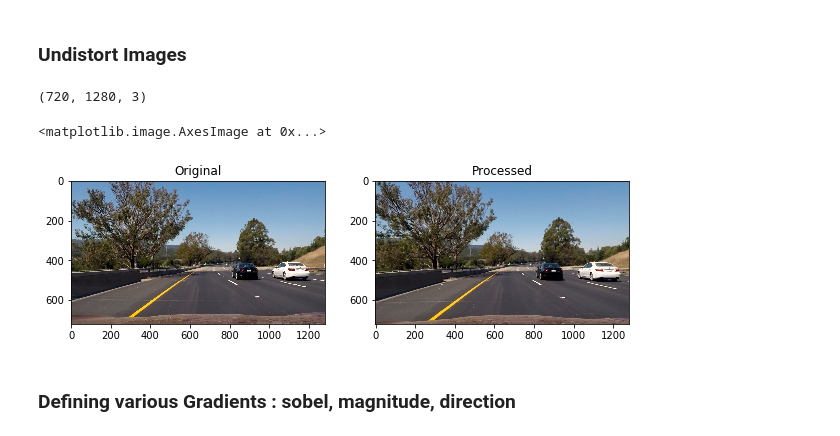
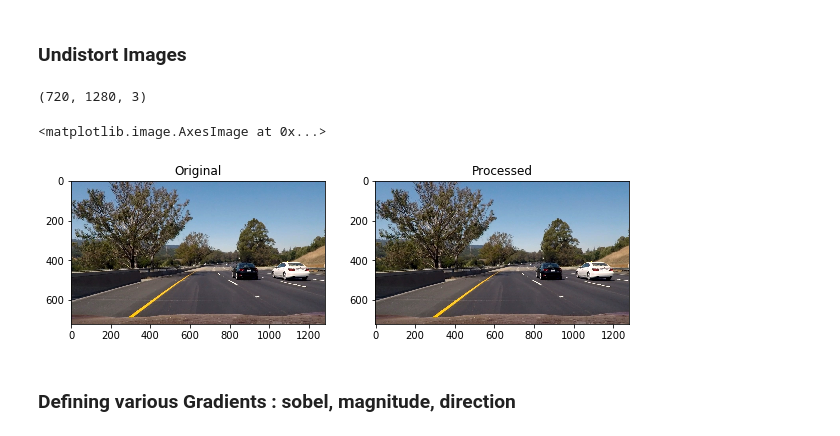
Before and after one commit to laavanyebahl/Advance-Lane-Detection-and-Keeping-, a Jupyter notebook: advance lane keeping.ipynb, the cells around one changed output. Drawn from its saved outputs; the diff is of its cells as text; code cells hidden in the pictures.

```diff
--- a/advance lane keeping.ipynb
+++ b/advance lane keeping.ipynb
@@ -80,18 +80,18 @@ def undistort_img(img):
 # %%
 # TEST
 
-org = mpimg.imread('test_images/test6.jpg')
-und = undistort_img(org)
+test_image = mpimg.imread('test_images/test6.jpg')
+und = undistort_img(test_image)
 
 f, (ax1, ax2) = plt.subplots(1, 2, figsize=(10,10))
 ax1.set_title('Original')
-ax1.imshow(org)
+ax1.imshow(test_image)
 ax2.set_title('Processed')
-ax2.imshow(und)
+ax2.imshow(test_image)
 # %% [output]
 (720, 1280, 3)
 <matplotlib.image.AxesImage at 0x...>
-[figure, old version]
+[figure, new version]
 # %% [markdown]
 ### Defining various Gradients  : sobel, magnitude, direction
 # %%
```
Also changed, not shown: parts of 4 cells of this notebook.
